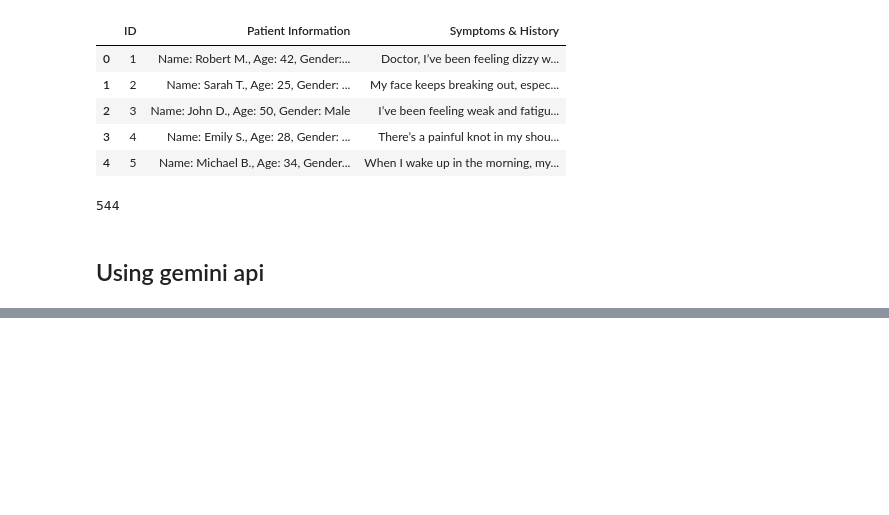
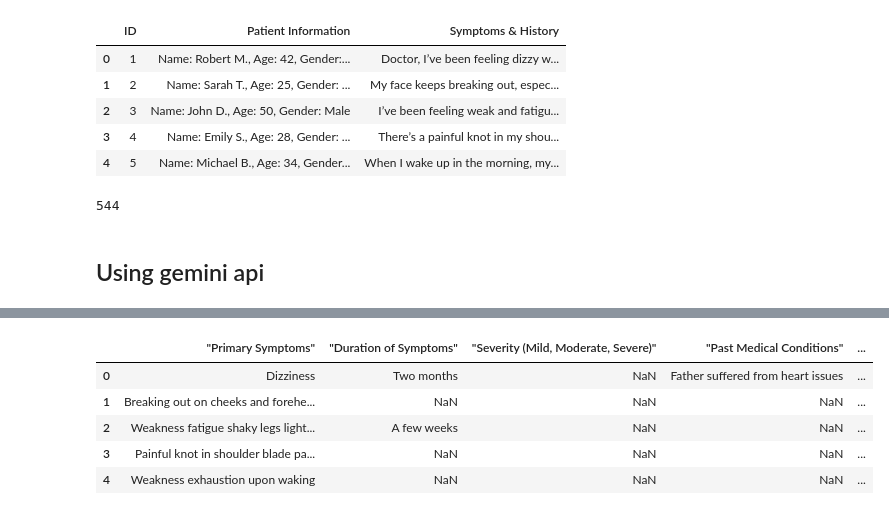
Before and after one commit to KarthikeyanBaskaran/voice_to_form, a Jupyter notebook: Healthcare_Dataset.ipynb, the cells around one changed output, grey strips where cells are left out. Drawn from its saved outputs; the diff is of its cells as text; code cells hidden in the pictures; blank space fills up the shorter version.

```diff
--- a/Healthcare_Dataset.ipynb
+++ b/Healthcare_Dataset.ipynb
@@ -243,0 +295,11 @@ df.tail()
+# %%
+# Assuming your cleaned DataFrame is named 'df_cleaned'
+final_df = pd.merge(df_cleaned, original, on='ID', how='left')
+final_df.head()
+# %% [output]
+|  | "Primary Symptoms" | "Duration of Symptoms" | "Severity (Mild, Moderate, Severe)" | "Past Medical Conditions" | ... |
+| 0 | Dizziness | Two months | NaN | Father suffered from heart issues | ... |
+| 1 | Breaking out on cheeks and forehe... | NaN | NaN | NaN | ... |
+| 2 | Weakness fatigue shaky legs light... | A few weeks | NaN | NaN | ... |
+| 3 | Painful knot in shoulder blade pa... | NaN | NaN | NaN | ... |
+| 4 | Weakness exhaustion upon waking | NaN | NaN | NaN | ... |
```
Also changed, not shown: parts of 15 cells of this notebook.
